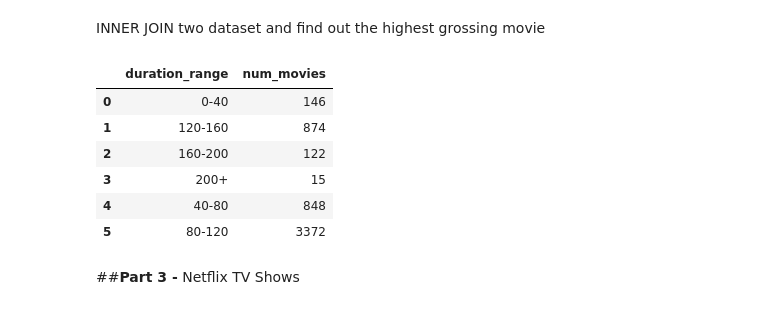
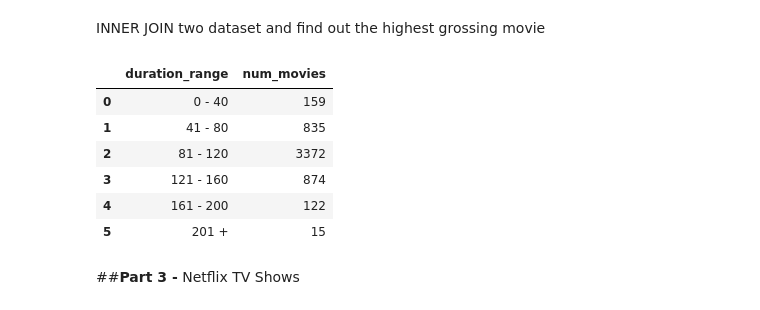
Before and after one commit to aditya248/Netflix-Exploratory-Data-Analysis, a Jupyter notebook: BA775_TeamProject_B2T8.ipynb, the cells around one changed output. Drawn from its saved outputs; the diff is of its cells as text; code cells hidden in the pictures.

```diff
--- a/BA775_TeamProject_B2T8.ipynb
+++ b/BA775_TeamProject_B2T8.ipynb
@@ -216,28 +240,28 @@ ORDER BY r.Revenue__Millions_ DESC
 # %%
 ## Distribution of duration for Movies -Hanyu
 %%bigquery --project=ba775-team8-b2
 SELECT duration_range, COUNT(*) AS num_movies FROM
 (
 SELECT CASE
-WHEN CAST(REPLACE(duration,'min','') AS INT64) <40 THEN '0-40'
-WHEN CAST(REPLACE(duration,'min','') AS INT64) BETWEEN 40 AND 80 THEN '40-80'
-WHEN CAST(REPLACE(duration,'min','') AS INT64) BETWEEN 80 AND 120 THEN '80-120'
-WHEN CAST(REPLACE(duration,'min','') AS INT64) BETWEEN 120 AND 160 THEN '120-160'
-WHEN CAST(REPLACE(duration,'min','') AS INT64) BETWEEN 160 AND 200 THEN '160-200'
-ELSE '200+' END AS duration_range
+WHEN CAST(REPLACE(duration,'min','') AS INT64) <= 40 THEN '0 - 40'
+WHEN CAST(REPLACE(duration,'min','') AS INT64) BETWEEN 41 AND 80 THEN '41 - 80'
+WHEN CAST(REPLACE(duration,'min','') AS INT64) BETWEEN 81 AND 120 THEN '81 - 120'
+WHEN CAST(REPLACE(duration,'min','') AS INT64) BETWEEN 121 AND 160 THEN '121 - 160'
+WHEN CAST(REPLACE(duration,'min','') AS INT64) BETWEEN 161 AND 200 THEN '161 - 200'
+ELSE '201 +' END AS duration_range
 FROM `ba775-team8-b2.Netflix.netflix_titles`
 WHERE type='Movie'
 )
 GROUP BY duration_range
-ORDER BY duration_range ###order???
+ORDER BY CAST(SPLIT(duration_range,' ')[OFFSET(0)] as INT64)
 # %% [output]
 |  | duration_range | num_movies |
-| 0 | 0-40 | 146 |
-| 1 | 120-160 | 874 |
-| 2 | 160-200 | 122 |
-| 3 | 200+ | 15 |
-| 4 | 40-80 | 848 |
-| 5 | 80-120 | 3372 |
+| 0 | 0 - 40 | 159 |
+| 1 | 41 - 80 | 835 |
+| 2 | 81 - 120 | 3372 |
+| 3 | 121 - 160 | 874 |
+| 4 | 161 - 200 | 122 |
+| 5 | 201 + | 15 |
 # %%
 %%bigquery --project=ba775-team8-b2
 SELECT rating, COUNT(rating) AS count_rating FROM `ba775-team8-b2.Netflix.netflix_titles`
```
Also changed, not shown: parts of 4 cells of this notebook.
